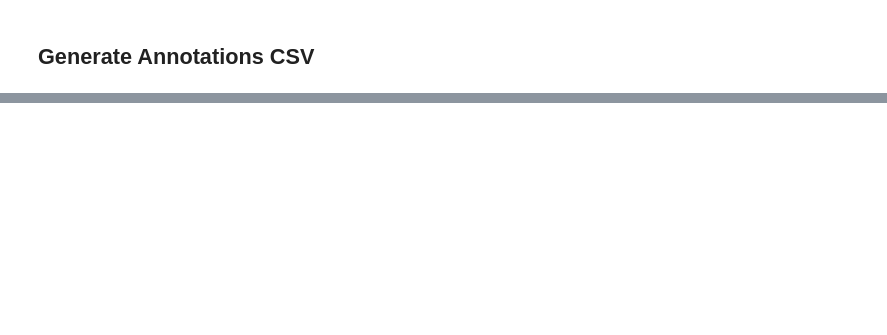
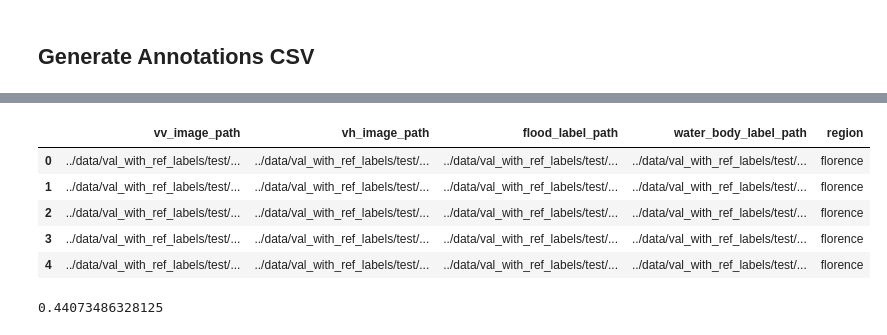
Before and after one commit to khizon/SAR_flood_segmentation, a Jupyter notebook: src/data_exploration.ipynb, the cells around one changed output, grey strips where cells are left out. Cells and saved outputs as stored; diff of their text form; code cells hidden in the pictures; blank space fills up the shorter version.

```diff
--- a/src/data_exploration.ipynb
+++ b/src/data_exploration.ipynb
@@ -50,0 +35,15 @@ val_df.shape
+# %%
+val_df = df_utils.create_df('../data/val_with_ref_labels/test')
+val_df.head()
+# %% [output]
+|  | vv_image_path | vh_image_path | flood_label_path | water_body_label_path | region |
+| 0 | ../data/val_with_ref_labels/test/... | ../data/val_with_ref_labels/test/... | ../data/val_with_ref_labels/test/... | ../data/val_with_ref_labels/test/... | florence |
+| 1 | ../data/val_with_ref_labels/test/... | ../data/val_with_ref_labels/test/... | ../data/val_with_ref_labels/test/... | ../data/val_with_ref_labels/test/... | florence |
+| 2 | ../data/val_with_ref_labels/test/... | ../data/val_with_ref_labels/test/... | ../data/val_with_ref_labels/test/... | ../data/val_with_ref_labels/test/... | florence |
+| 3 | ../data/val_with_ref_labels/test/... | ../data/val_with_ref_labels/test/... | ../data/val_with_ref_labels/test/... | ../data/val_with_ref_labels/test/... | florence |
+| 4 | ../data/val_with_ref_labels/test/... | ../data/val_with_ref_labels/test/... | ../data/val_with_ref_labels/test/... | ../data/val_with_ref_labels/test/... | florence |
+# %%
+image = imread(train_df.iloc[77]['flood_label_path'], as_gray=True)
+np.mean(image)
+# %% [output]
+0.44073486328125
```
Also changed, not shown: parts of 31 cells of this notebook, 3 other files.
